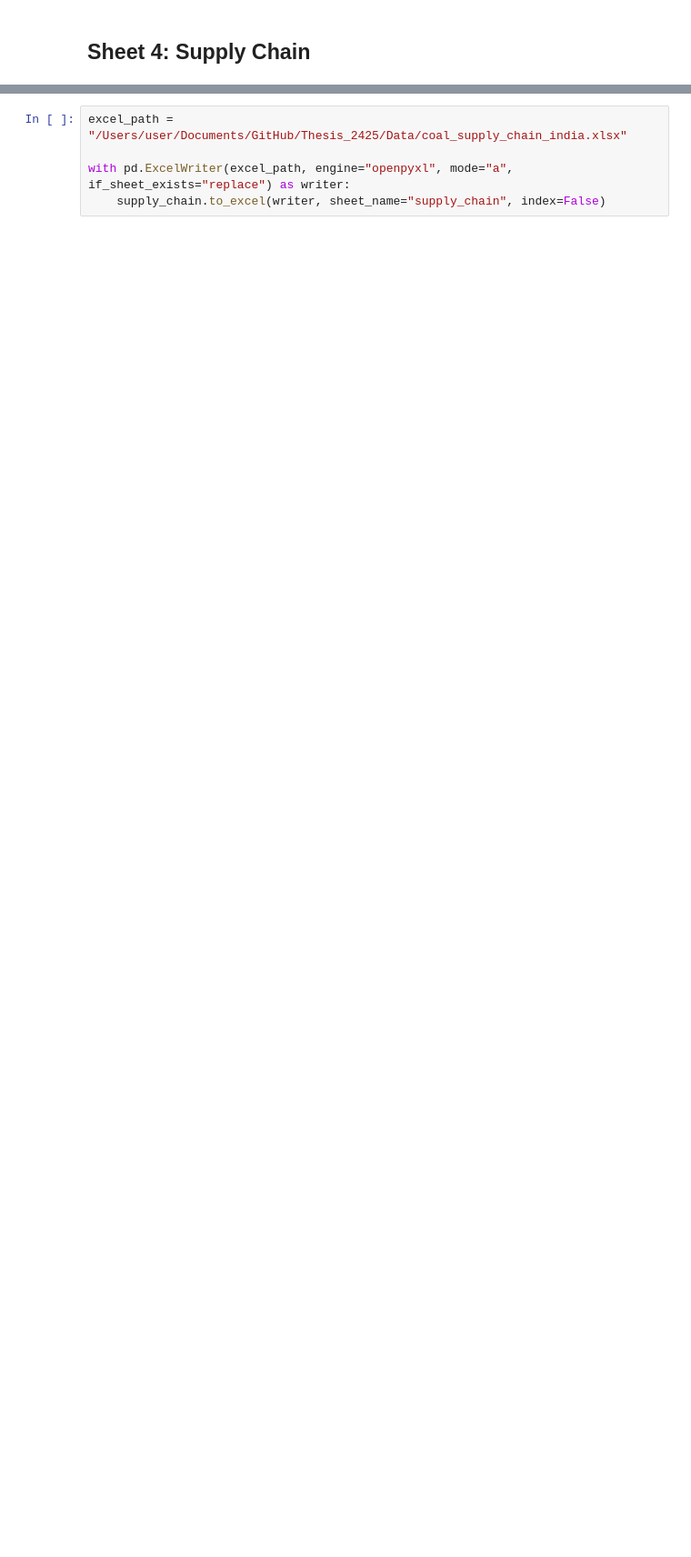
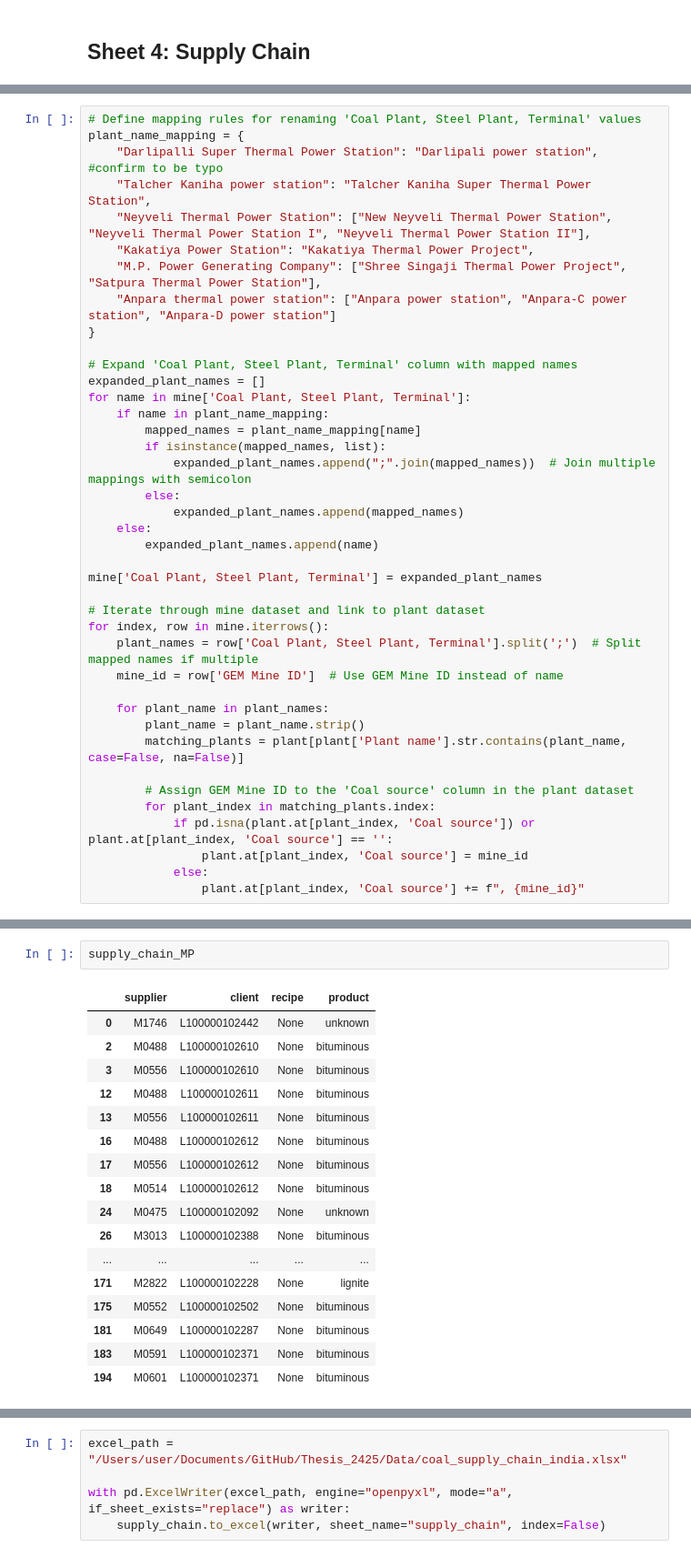
Before and after one commit to yingtian1/Thesis_2425, a Jupyter notebook: Preprocessing_sheet4.ipynb, the cells around one changed output, grey strips where cells are left out. Shown: that part at 91% size. Drawn from its saved outputs; the diff is of its cells as text; blank space fills up the shorter version.

```diff
--- a/Preprocessing_sheet4.ipynb
+++ b/Preprocessing_sheet4.ipynb
@@ -24,0 +48,40 @@ terminal = terminal[terminal['Country/Area'] == 'India']
+# %%
+# Define mapping rules for renaming 'Coal Plant, Steel Plant, Terminal' values
+plant_name_mapping = {
+    "Darlipalli Super Thermal Power Station": "Darlipali power station", #confirm to be typo
+    "Talcher Kaniha power station": "Talcher Kaniha Super Thermal Power Station",
+    "Neyveli Thermal Power Station": ["New Neyveli Thermal Power Station", "Neyveli Thermal Power Station I", "Neyveli Thermal Power Station II"],
+    "Kakatiya Power Station": "Kakatiya Thermal Power Project",
+    "M.P. Power Generating Company": ["Shree Singaji Thermal Power Project", "Satpura Thermal Power Station"],
+    "Anpara thermal power station": ["Anpara power station", "Anpara-C power station", "Anpara-D power station"]
+}
+
+# Expand 'Coal Plant, Steel Plant, Terminal' column with mapped names
+expanded_plant_names = []
+for name in mine['Coal Plant, Steel Plant, Terminal']:
+    if name in plant_name_mapping:
+        mapped_names = plant_name_mapping[name]
+        if isinstance(mapped_names, list):
+            expanded_plant_names.append(";".join(mapped_names))  # Join multiple mappings with semicolon
+        else:
+            expanded_plant_names.append(mapped_names)
+    else:
+        expanded_plant_names.append(name)
+
+mine['Coal Plant, Steel Plant, Terminal'] = expanded_plant_names
+
+# Iterate through mine dataset and link to plant dataset
+for index, row in mine.iterrows():
+    plant_names = row['Coal Plant, Steel Plant, Terminal'].split(';')  # Split mapped names if multiple
+    mine_id = row['GEM Mine ID']  # Use GEM Mine ID instead of name
+
+    for plant_name in plant_names:
+        plant_name = plant_name.strip()
+        matching_plants = plant[plant['Plant name'].str.contains(plant_name, case=False, na=False)]
+
+        # Assign GEM Mine ID to the 'Coal source' column in the plant dataset
+        for plant_index in matching_plants.index:
+            if pd.isna(plant.at[plant_index, 'Coal source']) or plant.at[plant_index, 'Coal source'] == '':
+                plant.at[plant_index, 'Coal source'] = mine_id
+            else:
+                plant.at[plant_index, 'Coal source'] += f", {mine_id}"
@@ -25,2 +145,22 @@ terminal = terminal[terminal['Country/Area'] == 'India']
+# %%
+supply_chain_MP
+# %% [output]
+|  | supplier | client | recipe | product |
+| 0 | M1746 | L100000102442 | None | unknown |
+| 2 | M0488 | L100000102610 | None | bituminous |
+| 3 | M0556 | L100000102610 | None | bituminous |
+| 12 | M0488 | L100000102611 | None | bituminous |
+| 13 | M0556 | L100000102611 | None | bituminous |
+| 16 | M0488 | L100000102612 | None | bituminous |
+| 17 | M0556 | L100000102612 | None | bituminous |
+| 18 | M0514 | L100000102612 | None | bituminous |
+| 24 | M0475 | L100000102092 | None | unknown |
+| 26 | M3013 | L100000102388 | None | bituminous |
+| ... | ... | ... | ... | ... |
+| 171 | M2822 | L100000102228 | None | lignite |
+| 175 | M0552 | L100000102502 | None | bituminous |
+| 181 | M0649 | L100000102287 | None | bituminous |
+| 183 | M0591 | L100000102371 | None | bituminous |
+| 194 | M0601 | L100000102371 | None | bituminous |
 # %%
 # 1️⃣ Create supply_chain DataFrame
```
Also changed, not shown: parts of 17 cells of this notebook, 2 other files.
